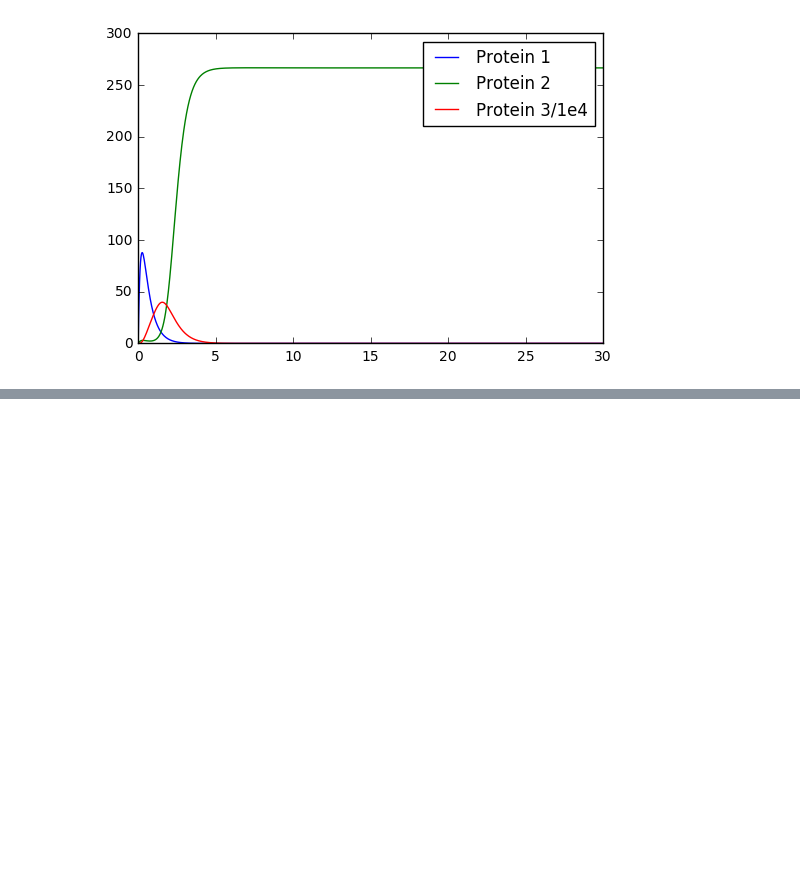
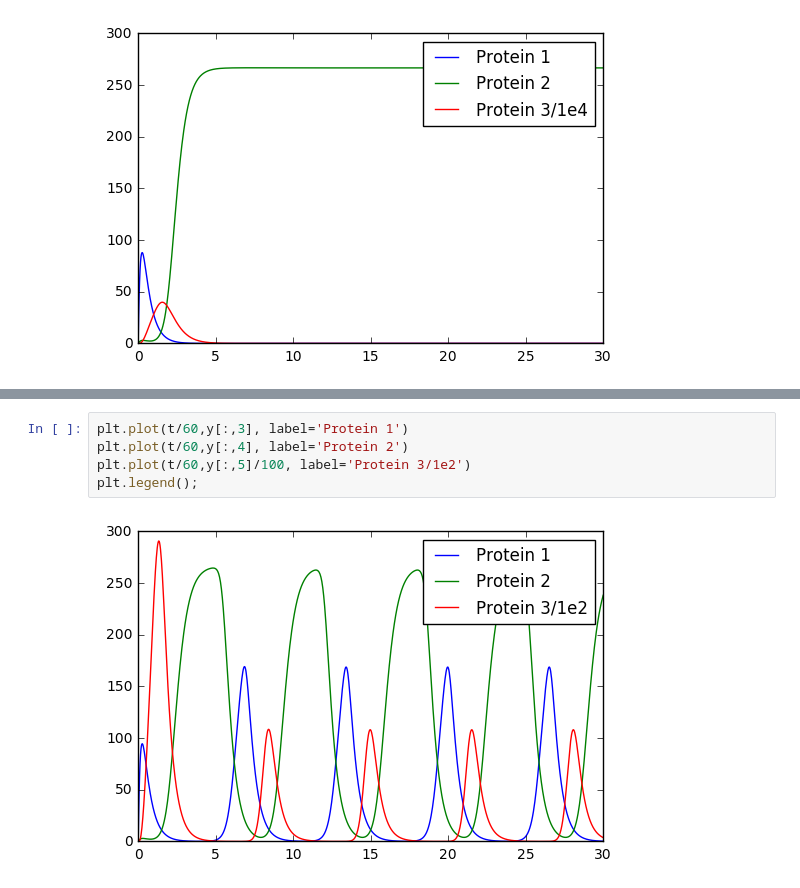
Before and after one commit to joagutierrez/CRISPR_OSCILLATOR, a Jupyter notebook: Maerkl-Repressilator.ipynb, the cells around one changed output, grey strips where cells are left out. Drawn from its saved outputs; the diff is of its cells as text; blank space fills up the shorter version.

```diff
--- a/Maerkl-Repressilator.ipynb
+++ b/Maerkl-Repressilator.ipynb
@@ -165,0 +221,7 @@ plt.legend();
+# %%
+plt.plot(t/60,y[:,3], label='Protein 1')
+plt.plot(t/60,y[:,4], label='Protein 2')
+plt.plot(t/60,y[:,5]/100, label='Protein 3/1e2')
+plt.legend();
+# %% [output]
+[figure, added]
```
Also changed, not shown: parts of 9 cells of this notebook.
